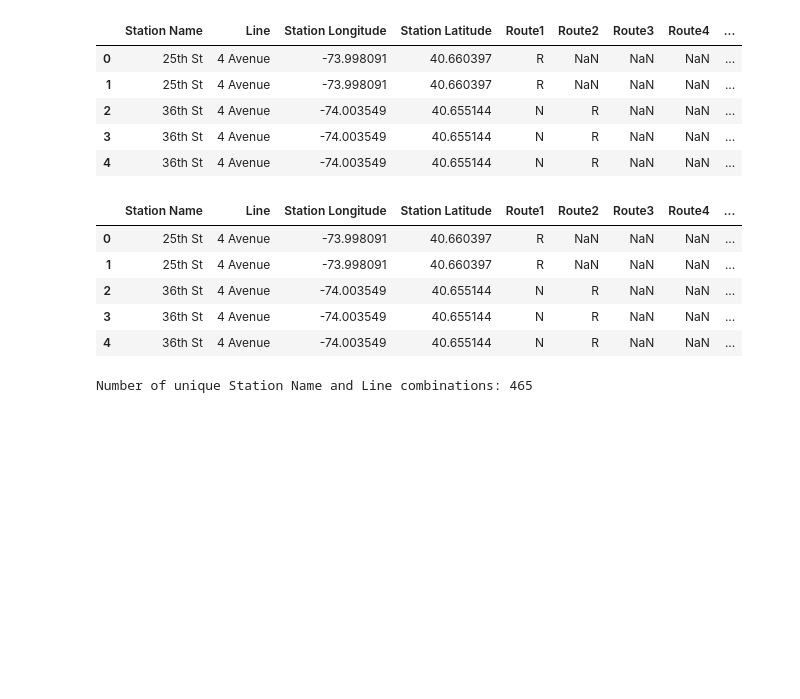
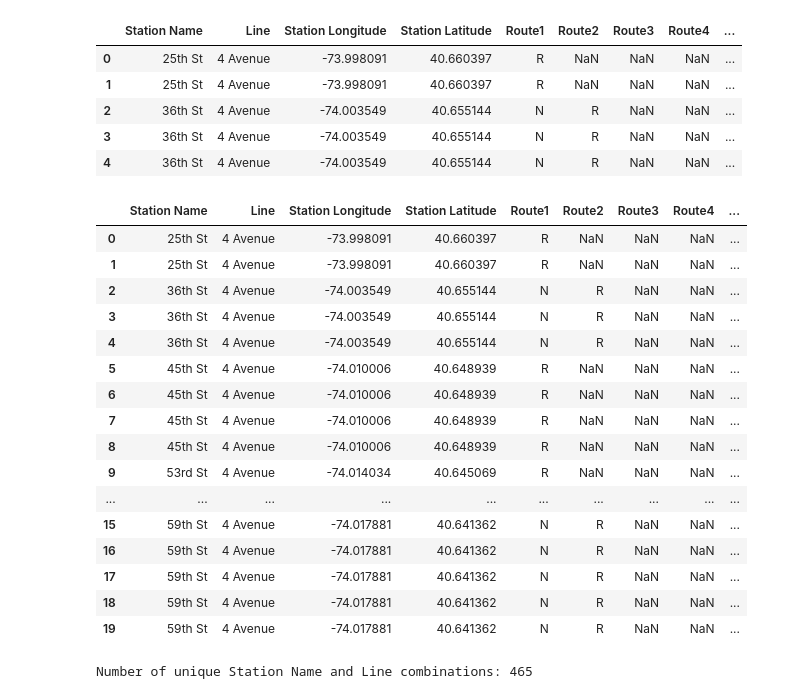
Before and after one commit to jakobhren/BI, a Jupyter notebook: SubwayStations.ipynb, the cells around one changed output. Saved outputs shown, nothing was run; the diff lists cells and outputs as text; code cells hidden in the pictures; blank space fills up the shorter version.

```diff
--- a/SubwayStations.ipynb
+++ b/SubwayStations.ipynb
@@ -52,14 +50,25 @@ entrance_count.columns = ['Station Name', 'EntranceCount']
 entrance_count = subway_stations.groupby(['Station Name', 'Line']).size().reset_index(name='EntranceCount')
 subway_stations = subway_stations.merge(entrance_count, on=['Station Name', 'Line'], how='left')
 # %%
-subway_stations.head()
+subway_stations.head(20)
 # %% [output]
 |  | Station Name | Line | Station Longitude | Station Latitude | Route1 | Route2 | Route3 | Route4 | ... |
 | 0 | 25th St | 4 Avenue | -73.998091 | 40.660397 | R | NaN | NaN | NaN | ... |
 | 1 | 25th St | 4 Avenue | -73.998091 | 40.660397 | R | NaN | NaN | NaN | ... |
 | 2 | 36th St | 4 Avenue | -74.003549 | 40.655144 | N | R | NaN | NaN | ... |
 | 3 | 36th St | 4 Avenue | -74.003549 | 40.655144 | N | R | NaN | NaN | ... |
 | 4 | 36th St | 4 Avenue | -74.003549 | 40.655144 | N | R | NaN | NaN | ... |
+| 5 | 45th St | 4 Avenue | -74.010006 | 40.648939 | R | NaN | NaN | NaN | ... |
+| 6 | 45th St | 4 Avenue | -74.010006 | 40.648939 | R | NaN | NaN | NaN | ... |
+| 7 | 45th St | 4 Avenue | -74.010006 | 40.648939 | R | NaN | NaN | NaN | ... |
+| 8 | 45th St | 4 Avenue | -74.010006 | 40.648939 | R | NaN | NaN | NaN | ... |
+| 9 | 53rd St | 4 Avenue | -74.014034 | 40.645069 | R | NaN | NaN | NaN | ... |
+| ... | ... | ... | ... | ... | ... | ... | ... | ... | ... |
+| 15 | 59th St | 4 Avenue | -74.017881 | 40.641362 | N | R | NaN | NaN | ... |
+| 16 | 59th St | 4 Avenue | -74.017881 | 40.641362 | N | R | NaN | NaN | ... |
+| 17 | 59th St | 4 Avenue | -74.017881 | 40.641362 | N | R | NaN | NaN | ... |
+| 18 | 59th St | 4 Avenue | -74.017881 | 40.641362 | N | R | NaN | NaN | ... |
+| 19 | 59th St | 4 Avenue | -74.017881 | 40.641362 | N | R | NaN | NaN | ... |
 # %%
 unique_count = subway_stations.groupby(['Station Name', 'Line']).size().reset_index(name='Count')
 print(f"Number of unique Station Name and Line combinations: {len(unique_count)}")
```
Also changed, not shown: parts of 1 cell of this notebook.
